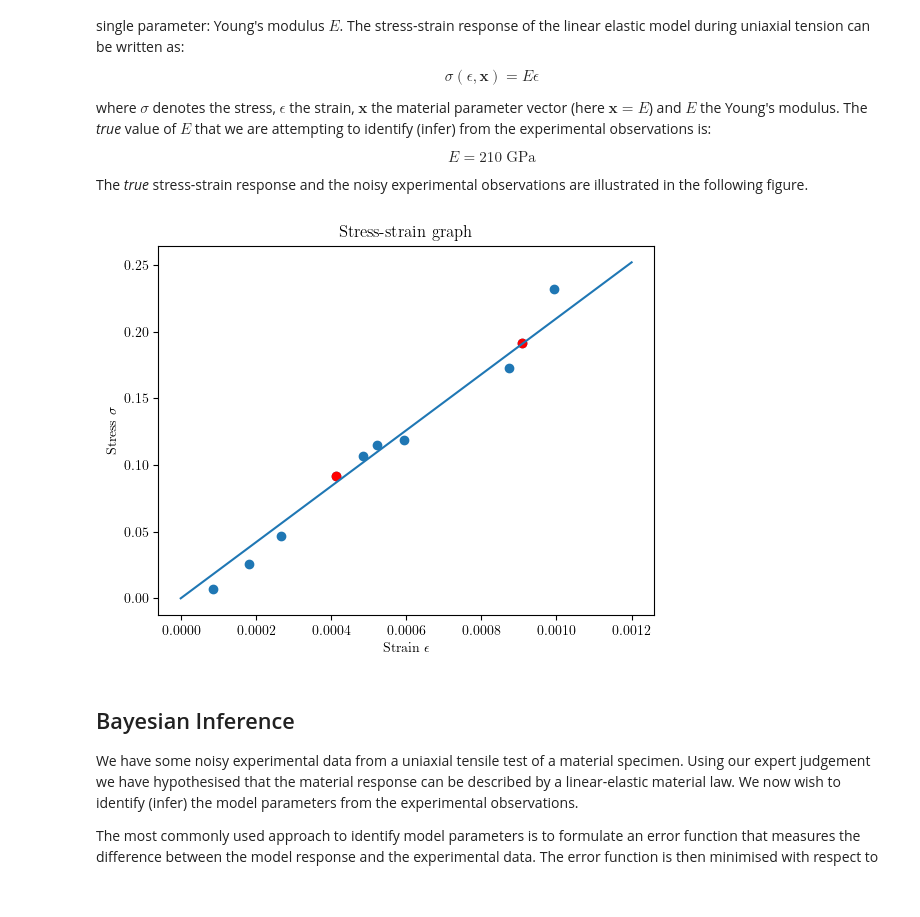
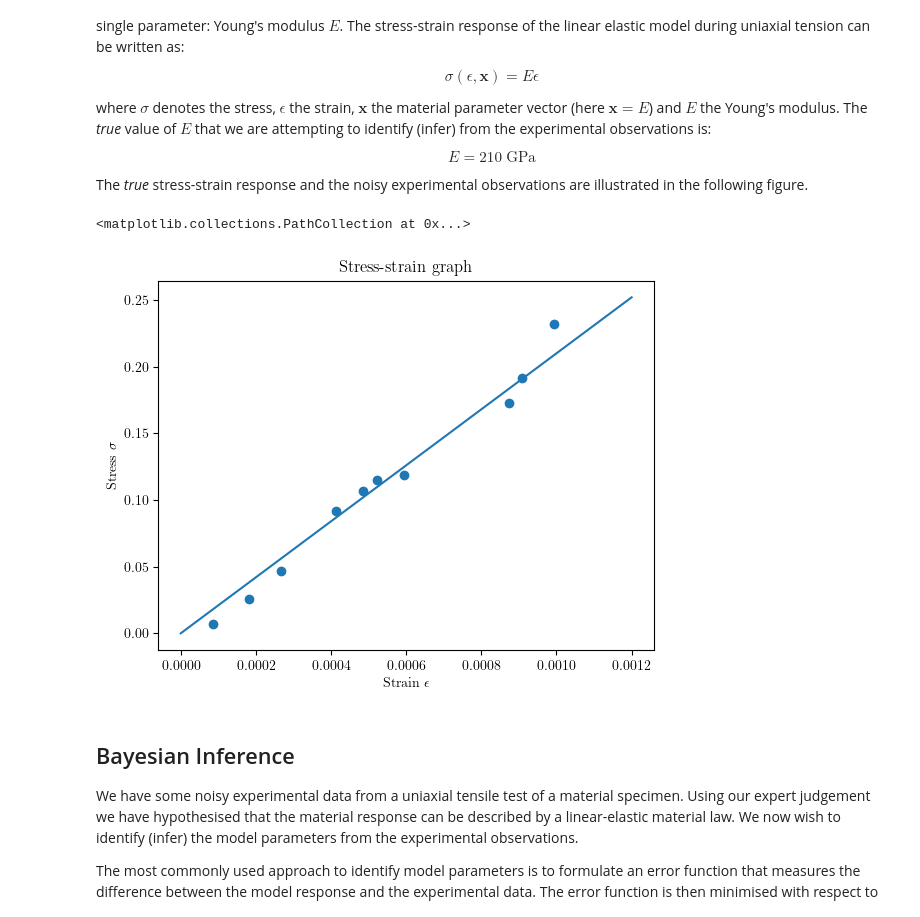
Before and after one commit to mark-hobbs/bayesian-inference-tutorial, a Jupyter notebook: 1_Linear_Elasticity_V2.ipynb, the cells around one changed output. Cells and saved outputs as stored; diff of their text form; code cells hidden in the pictures.

```diff
--- a/1_Linear_Elasticity_V2.ipynb
+++ b/1_Linear_Elasticity_V2.ipynb
@@ -82,9 +77,9 @@ def material_model(E, epsilon):
 # %%
 model.stress_strain_response(strain)
 plt.scatter(strain_data, stress_data)
-plt.scatter(strain_data_subset, stress_data_subset, color='r');
 # %% [output]
+<matplotlib.collections.PathCollection at 0x...>
-[figure, old version]
+[figure, new version]
 # %% [markdown]
 ## Bayesian Inference
 
```
Also changed, not shown: parts of 3 cells of this notebook.
